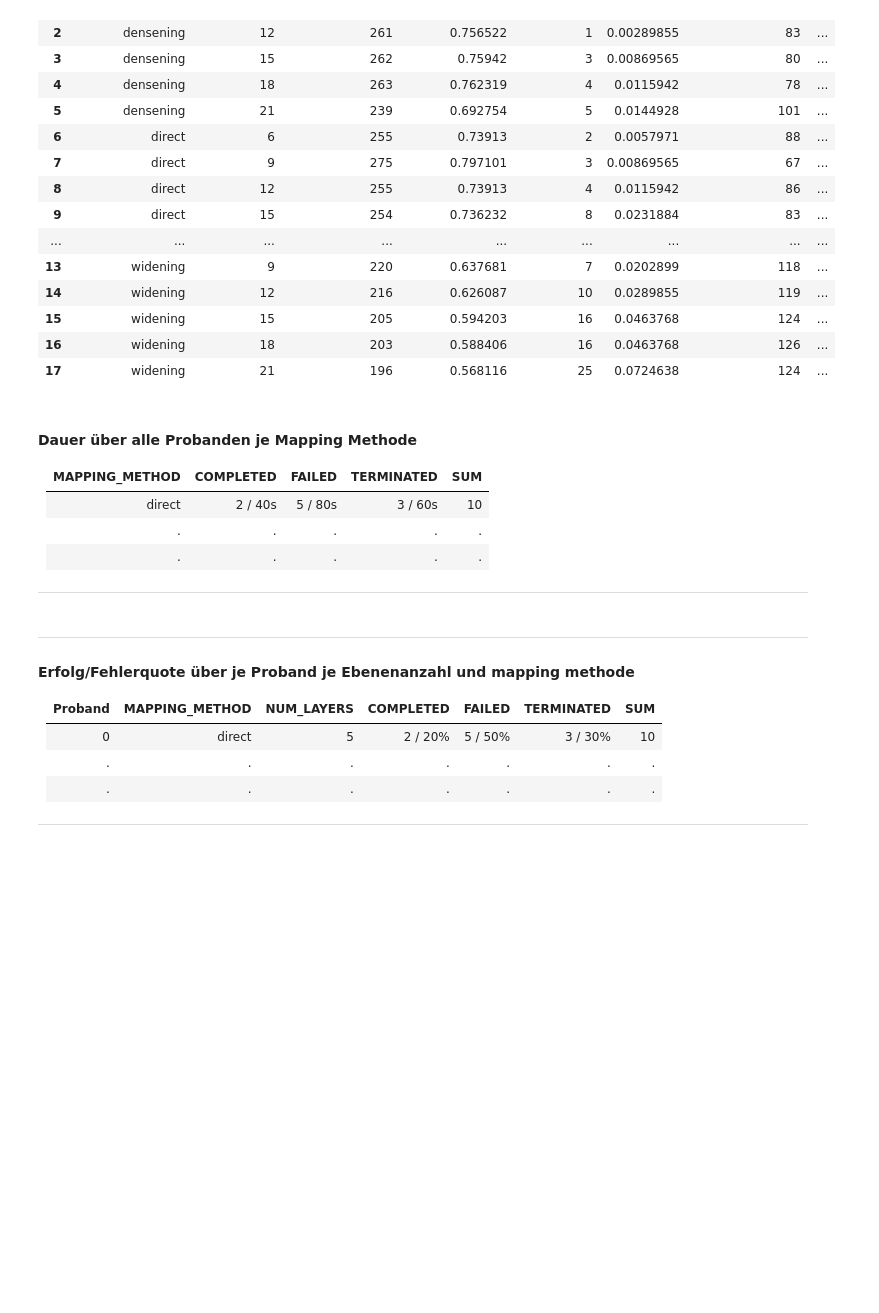
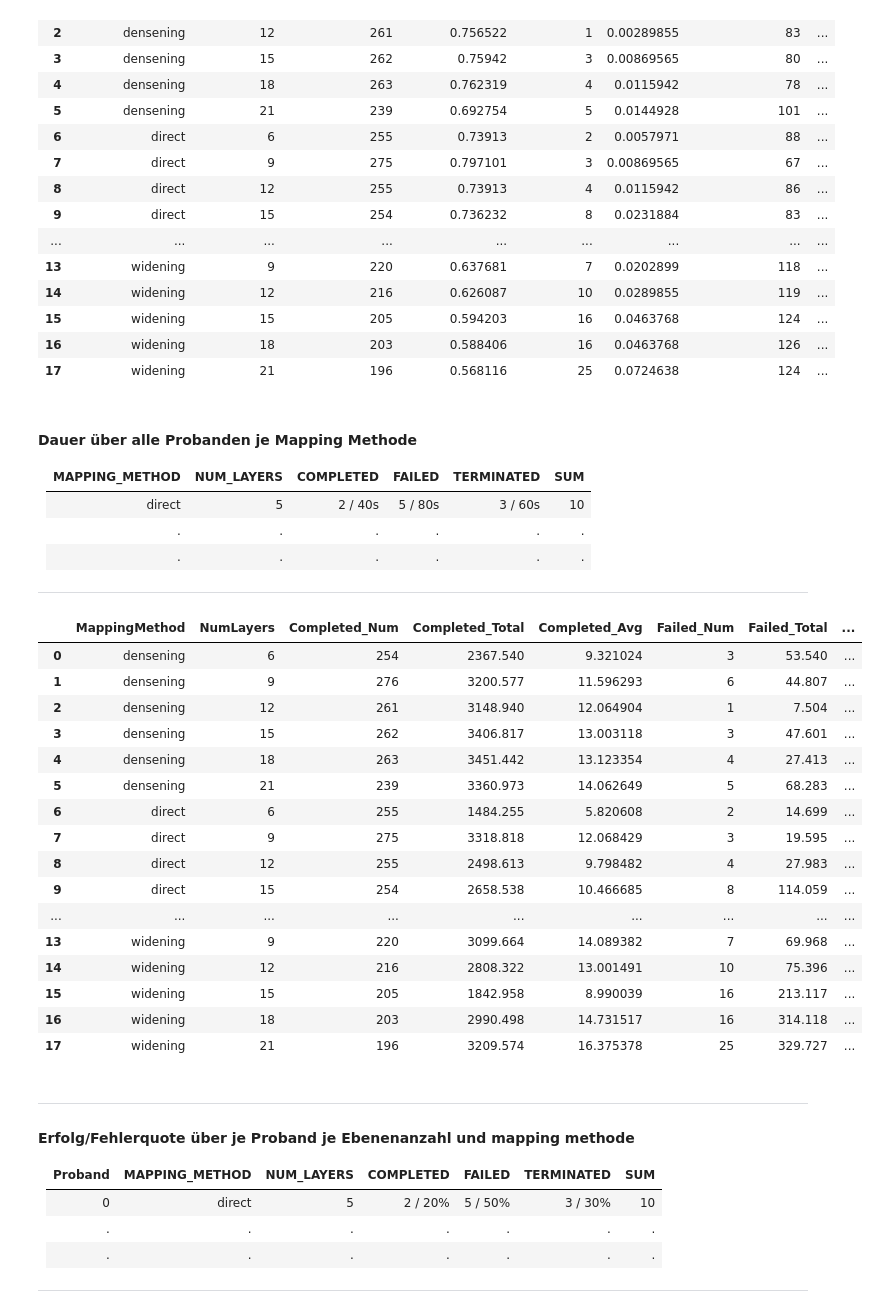
Before and after one commit to visualengineers/reflex-avi2022-results, a Jupyter notebook: code/zelasto study.ipynb, the cells around one changed output. Cells and saved outputs as stored; diff of their text form; code cells hidden in the pictures; blank space fills up the shorter version.

```diff
--- a/code/zelasto study.ipynb
+++ b/code/zelasto study.ipynb
@@ -840,12 +842,70 @@ df_rates.to_csv(rf'{export}rates_global_mapping_layers.csv', sep= ";")
 # %% [markdown]
 #### Dauer über alle Probanden je Mapping Methode
 
-| MAPPING_METHOD | COMPLETED | FAILED  | TERMINATED | SUM |
-| ---            | ---       | ---     | ---        | --- |
-| direct         | 2 / 40s   | 5 / 80s | 3 / 60s    | 10  |
-| .              | .         | .       | .          | .   |
-| .              | .         | .       | .          | .   |
+| MAPPING_METHOD | NUM_LAYERS     | COMPLETED | FAILED  | TERMINATED | SUM |
+| ---            | ---            | ---       | ---     | ---        | --- |
+| direct         | 5              | 2 / 40s   | 5 / 80s | 3 / 60s    | 10  |
+| .              | .              | .         | .       | .          | .   |
+| .                   | .                  | .            | .          | .             | .     |
 ---
+# %%
+df_timeStat = pd.read_csv(rf'{export}times.csv', sep=";")
+
+df_times = pd.DataFrame()
+
+# select all combinations of mappng method / num layers
+
+# group all byNumLayers and Result
+# compute sum and count for each combination
+# pivot results into columns
+grouped = df_timeStat.groupby(["MappingMethod", "NumLayers", "Result"])["Duration"].agg(["sum", "count", "mean"]).reset_index().pivot(index=["MappingMethod", "NumLayers"], columns="Result")
+m_idx = pd.MultiIndex.from_frame(grouped)
+
+# save index before flattening
+df_times["MappingMethod"] = grouped.index.get_level_values(0)
+df_times["NumLayers"] = grouped.index.get_level_values(1)
+
+grouped = grouped.reset_index()
+
+# now only for formatting and additional sums: extract multi index values
+df_times["Completed_Num"] = m_idx.get_level_values(3)
+df_times["Completed_Total"] = m_idx.get_level_values(0)
+df_times["Completed_Avg"] = m_idx.get_level_values(6)
+
+df_times["Failed_Num"] = m_idx.get_level_values(4)
+df_times["Failed_Total"] = m_idx.get_level_values(1)
+df_times["Failed_Avg"] = m_idx.get_level_values(7)
+
+df_times["Terminated_Num"] = m_idx.get_level_values(5)
+df_times["Terminated_Total"] = m_idx.get_level_values(2)
+df_times["Terminated_Avg"] = m_idx.get_level_values(8)
+
+df_times["Sum_Num"] = df_times["Completed_Num"] + df_times["Failed_Num"] + df_times["Terminated_Num"]
+df_times["Sum_Total"] = df_times["Completed_Total"] + df_times["Failed_Total"] + df_times["Terminated_Total"]
+df_times["All_Avg"] = df_times["Sum_Total"] / df_times["Sum_Num"]
+
+
+display(df_times)
+
+df_times.to_csv(rf'{export}times_global_mapping_layers.csv', sep= ";")
+# %% [output]
+|  | MappingMethod | NumLayers | Completed_Num | Completed_Total | Completed_Avg | Failed_Num | Failed_Total | ... |
+| 0 | densening | 6 | 254 | 2367.540 | 9.321024 | 3 | 53.540 | ... |
+| 1 | densening | 9 | 276 | 3200.577 | 11.596293 | 6 | 44.807 | ... |
+| 2 | densening | 12 | 261 | 3148.940 | 12.064904 | 1 | 7.504 | ... |
+| 3 | densening | 15 | 262 | 3406.817 | 13.003118 | 3 | 47.601 | ... |
+| 4 | densening | 18 | 263 | 3451.442 | 13.123354 | 4 | 27.413 | ... |
+| 5 | densening | 21 | 239 | 3360.973 | 14.062649 | 5 | 68.283 | ... |
+| 6 | direct | 6 | 255 | 1484.255 | 5.820608 | 2 | 14.699 | ... |
+| 7 | direct | 9 | 275 | 3318.818 | 12.068429 | 3 | 19.595 | ... |
+| 8 | direct | 12 | 255 | 2498.613 | 9.798482 | 4 | 27.983 | ... |
+| 9 | direct | 15 | 254 | 2658.538 | 10.466685 | 8 | 114.059 | ... |
+| ... | ... | ... | ... | ... | ... | ... | ... | ... |
+| 13 | widening | 9 | 220 | 3099.664 | 14.089382 | 7 | 69.968 | ... |
+| 14 | widening | 12 | 216 | 2808.322 | 13.001491 | 10 | 75.396 | ... |
+| 15 | widening | 15 | 205 | 1842.958 | 8.990039 | 16 | 213.117 | ... |
+| 16 | widening | 18 | 203 | 2990.498 | 14.731517 | 16 | 314.118 | ... |
+| 17 | widening | 21 | 196 | 3209.574 | 16.375378 | 25 | 329.727 | ... |
 # %% [markdown]
 ---
 #### Erfolg/Fehlerquote über je Proband je Ebenenanzahl und mapping methode
```
Also changed, not shown: parts of 5 cells of this notebook, 4 other files.
